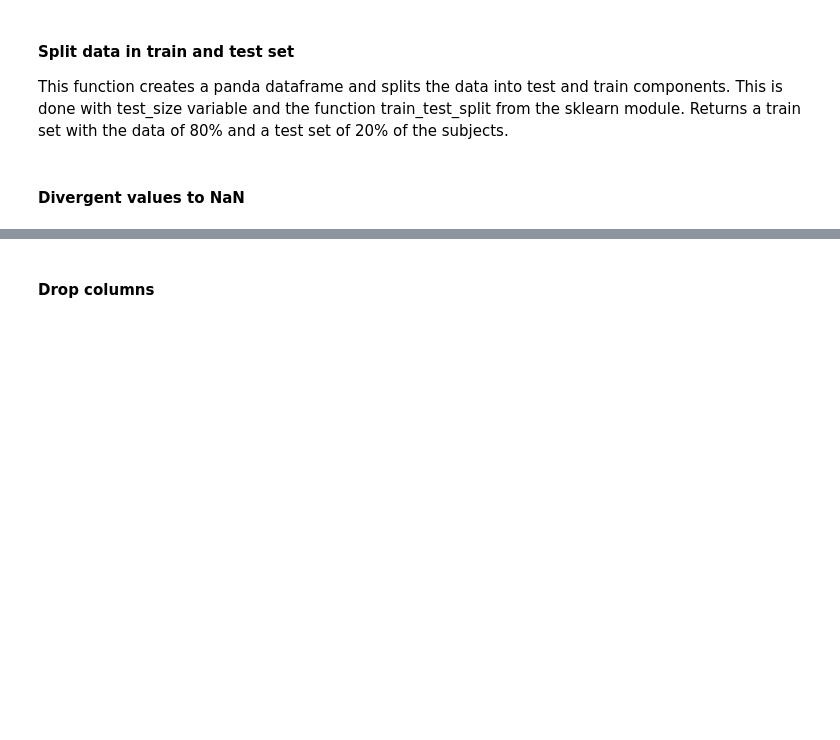
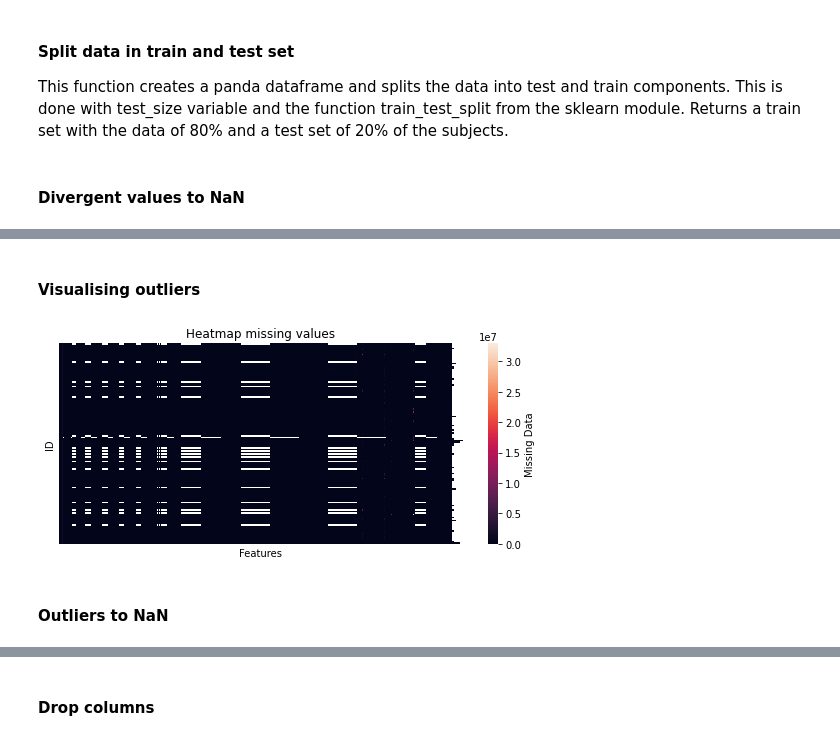
Before and after one commit to LishiaV/TM10007, a Jupyter notebook: machine.ipynb, the cells around one changed output, grey strips where cells are left out. Cells and saved outputs as stored; diff of their text form; code cells hidden in the pictures; blank space fills up the shorter version.

Commit message:
Heatmaps missing values

```diff
--- a/machine.ipynb
+++ b/machine.ipynb
@@ -158,0 +100,12 @@ Non-outlier observations: 0
+# %% [markdown]
+#### Visualising outliers
+# %%
+sns.heatmap(X_train, yticklabels=False, xticklabels=False, cbar_kws={'label': 'Missing Data'})
+plt.title('Heatmap missing values')
+plt.xlabel('Features')
+plt.ylabel('ID')
+plt.savefig("visualizing_missing_data_with_heatmap.png", dpi=100)
+# %% [output]
+[figure, added]
+# %% [markdown]
+#### Outliers to NaN
```
Also changed, not shown: parts of 8 cells of this notebook, 2 other files.
